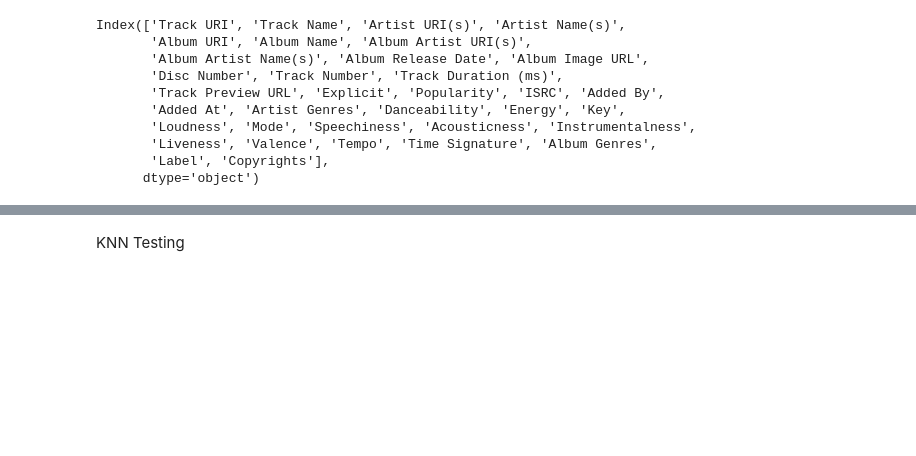
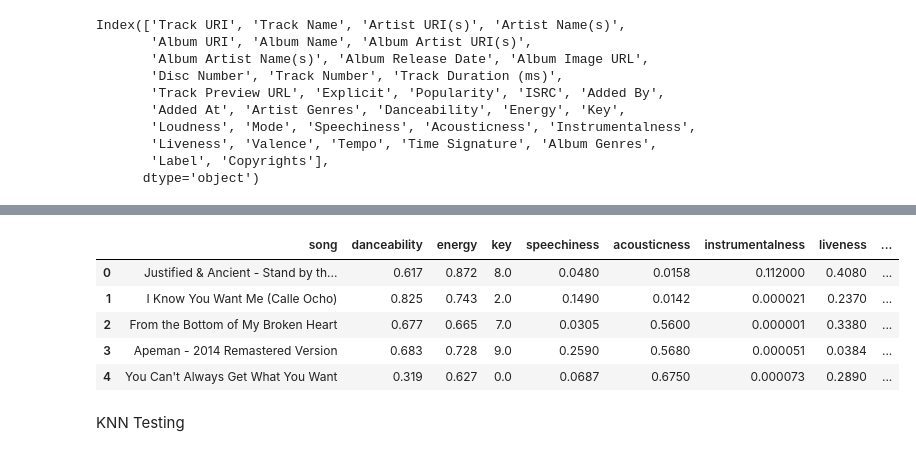
Before and after one commit to dennybett/Song-Recommendation-System, a Jupyter notebook: jeff__testing.ipynb, the cells around one changed output, grey strips where cells are left out. Saved outputs shown, nothing was run; the diff lists cells and outputs as text; code cells hidden in the pictures; blank space fills up the shorter version.

```diff
--- a/jeff__testing.ipynb
+++ b/jeff__testing.ipynb
@@ -134,2 +173,12 @@ df_data.head()
+# %%
+df_data = df_data.rename(columns={'index': 'song_id'})
+df_data.head()
+# %% [output]
+|  | song | danceability | energy | key | speechiness | acousticness | instrumentalness | liveness | ... |
+| 0 | Justified & Ancient - Stand by th... | 0.617 | 0.872 | 8.0 | 0.0480 | 0.0158 | 0.112000 | 0.4080 | ... |
+| 1 | I Know You Want Me (Calle Ocho) | 0.825 | 0.743 | 2.0 | 0.1490 | 0.0142 | 0.000021 | 0.2370 | ... |
+| 2 | From the Bottom of My Broken Heart | 0.677 | 0.665 | 7.0 | 0.0305 | 0.5600 | 0.000001 | 0.3380 | ... |
+| 3 | Apeman - 2014 Remastered Version | 0.683 | 0.728 | 9.0 | 0.2590 | 0.5680 | 0.000051 | 0.0384 | ... |
+| 4 | You Can't Always Get What You Want | 0.319 | 0.627 | 0.0 | 0.0687 | 0.6750 | 0.000073 | 0.2890 | ... |
 # %% [markdown]
 KNN Testing
```
Also changed, not shown: parts of 16 cells of this notebook.
